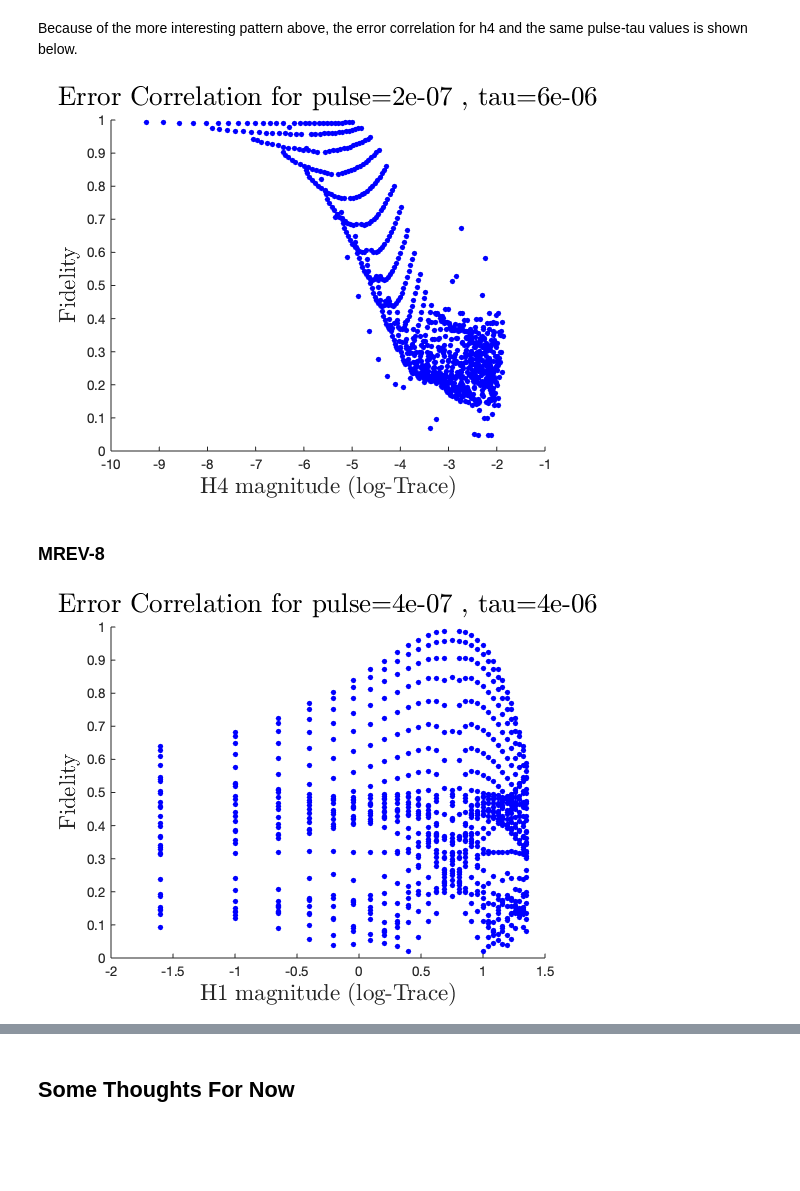
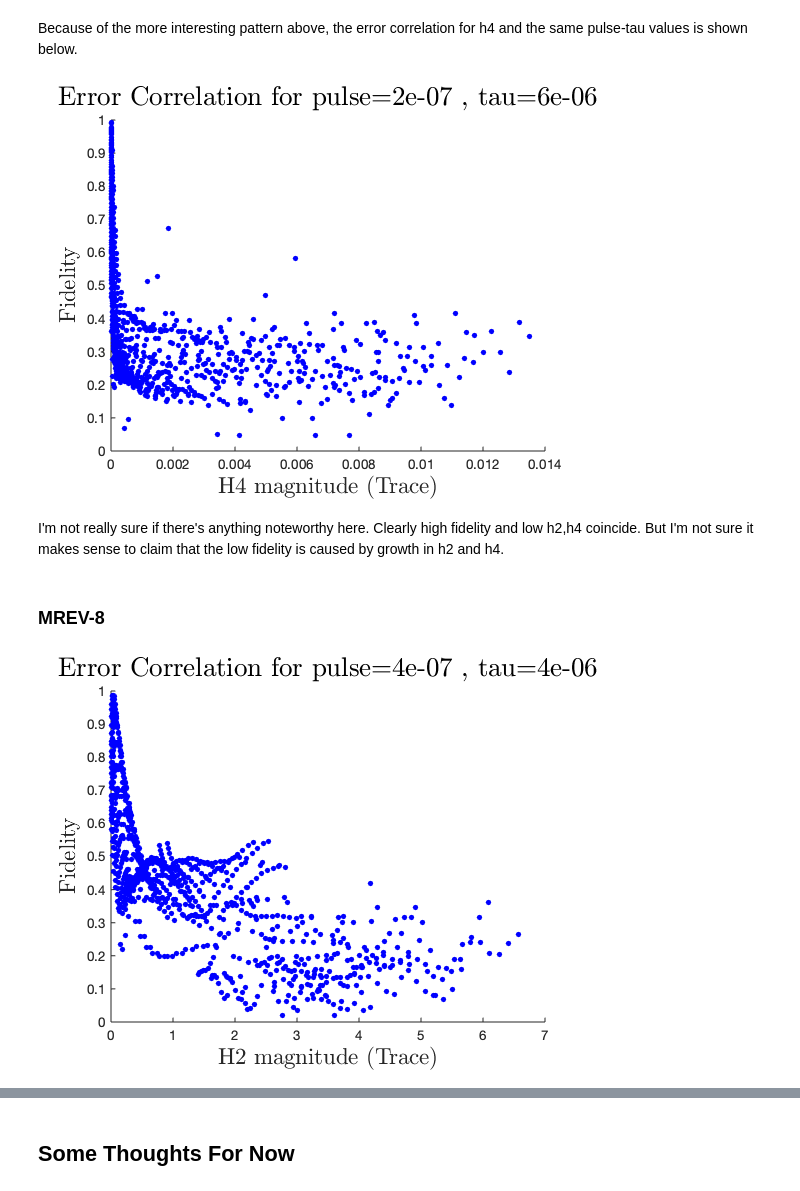
Before and after one commit to wynter-alford/spin-tools, a Jupyter notebook: Magnus Tools.ipynb, the cells around one changed output, grey strips where cells are left out. Drawn from its saved outputs; the diff is of its cells as text; code cells hidden in the pictures; blank space fills up the shorter version.

```diff
--- a/Magnus Tools.ipynb
+++ b/Magnus Tools.ipynb
@@ -657,35 +719,37 @@ hold on
 h = title(strcat('Error Correlation for pulse=',string(pulse),' , tau=',string(tau)));
 %h = title(strcat('Error Correlation for tau=',string(tau)));
 set(h,'interpreter','latex','fontsize',20);
-h = xlabel('H4 magnitude (log-Trace)');
+h = xlabel('H4 magnitude (Trace)');
 set(h,'interpreter','latex','fontsize',17);
 h = ylabel('Fidelity');
 set(h,'interpreter','latex','fontsize',17);
 %legend('tau = 4us','tau = 8us', 'tau = 2us')
 hold off
 # %% [output]
-[figure, old version]
+[figure, new version]
+# %% [markdown]
+I'm not really sure if there's anything noteworthy here.  Clearly high fidelity and low h2,h4 coincide.  But I'm not sure it makes sense to claim that the low fidelity is caused by growth in h2 and h4.
 # %% [markdown]
 ### MREV-8
 # %%
 fidFile = 'Spinsim-2020/test_results_MREV8_fixedTime_midDelta-THISONE.mat';
-magFile = 'results01-07-21/h1_MREV8_TauDeltaGrid_magnus_results_07-Jan-2021.mat';
+magFile = 'results01-07-21/h2_MREV8_TauDeltaGrid_magnus_results_07-Jan-2021.mat';
 pulse = .4e-6;
 tau = 4e-6;
 
 r = fidelityMagnusConvert(fidFile,magFile, pulse, tau);
 scatter(r.hterms,r.fidelities,17,'blue','filled')
 hold on
 h = title(strcat('Error Correlation for pulse=',string(pulse),' , tau=',string(tau)));
 %h = title(strcat('Error Correlation for tau=',string(tau)));
 set(h,'interpreter','latex','fontsize',20);
-h = xlabel('H1 magnitude (log-Trace)');
+h = xlabel('H2 magnitude (Trace)');
 set(h,'interpreter','latex','fontsize',17);
 h = ylabel('Fidelity');
 set(h,'interpreter','latex','fontsize',17);
 %legend('tau = 4us','tau = 8us', 'tau = 2us')
 hold off
 # %% [output]
-[figure, old version]
+[figure, new version]
 # %%
 fidFile = 'Spinsim-2020/test_results_MREV8_fixedTime_midDelta-THISONE.mat';
```
Also changed, not shown: parts of 169 cells of this notebook.
